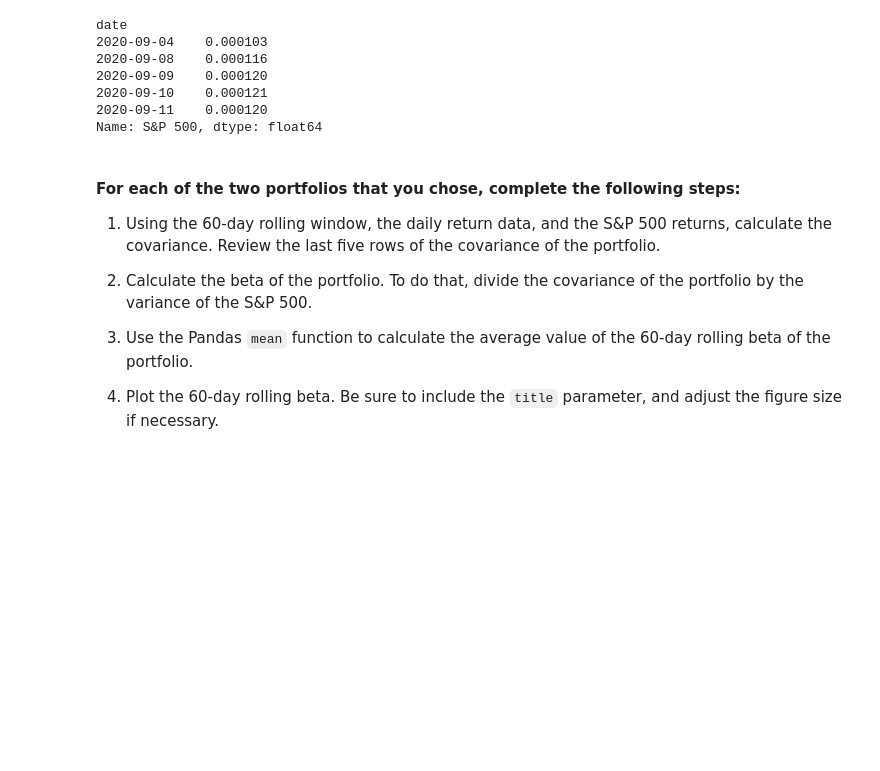
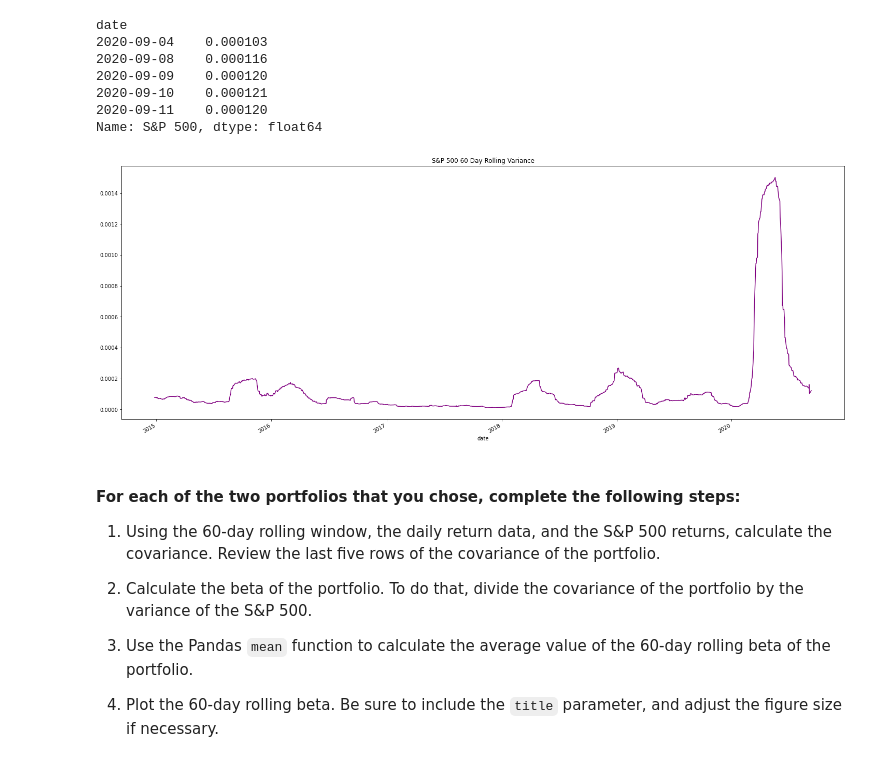
Before and after one commit to toniahurst/FinTech_Module_4_Challenge, a Jupyter notebook: risk_return_analysis.ipynb, the cells around one changed output. Cells and saved outputs as stored; diff of their text form; code cells hidden in the pictures; blank space fills up the shorter version.

```diff
--- a/risk_return_analysis.ipynb
+++ b/risk_return_analysis.ipynb
@@ -386,6 +388,13 @@ date
 2020-09-10    0.000121
 2020-09-11    0.000120
 Name: S&P 500, dtype: float64
+# %%
+# Plot the S&P 500 rolling 60 variance
+snp_rolling_60_covariance = daily_returns_df["S&P 500"].rolling(window=60).cov()
+snp_rolling_60_variance.plot(figsize=(25,10), color="Purple", title="S&P 500 60 Day Rolling Variance")
+snp_rolling_60_beta = snp_rolling_60_covariance / snp_rolling_60_variance
+# %% [output]
+[figure, added]
 # %% [markdown]
 #### For each of the two portfolios that you chose, complete the following steps:
 
```
Also changed, not shown: parts of 22 cells of this notebook.
